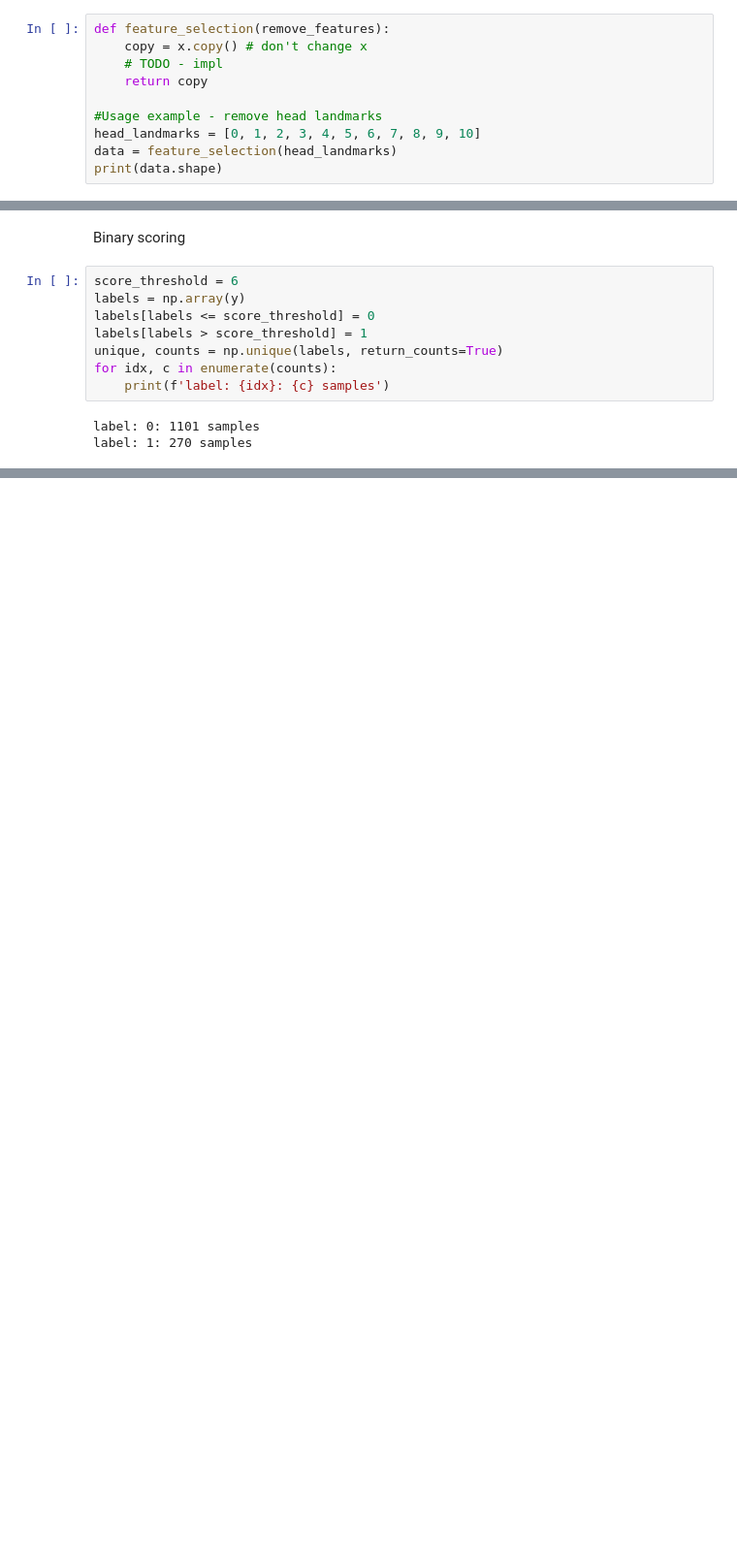
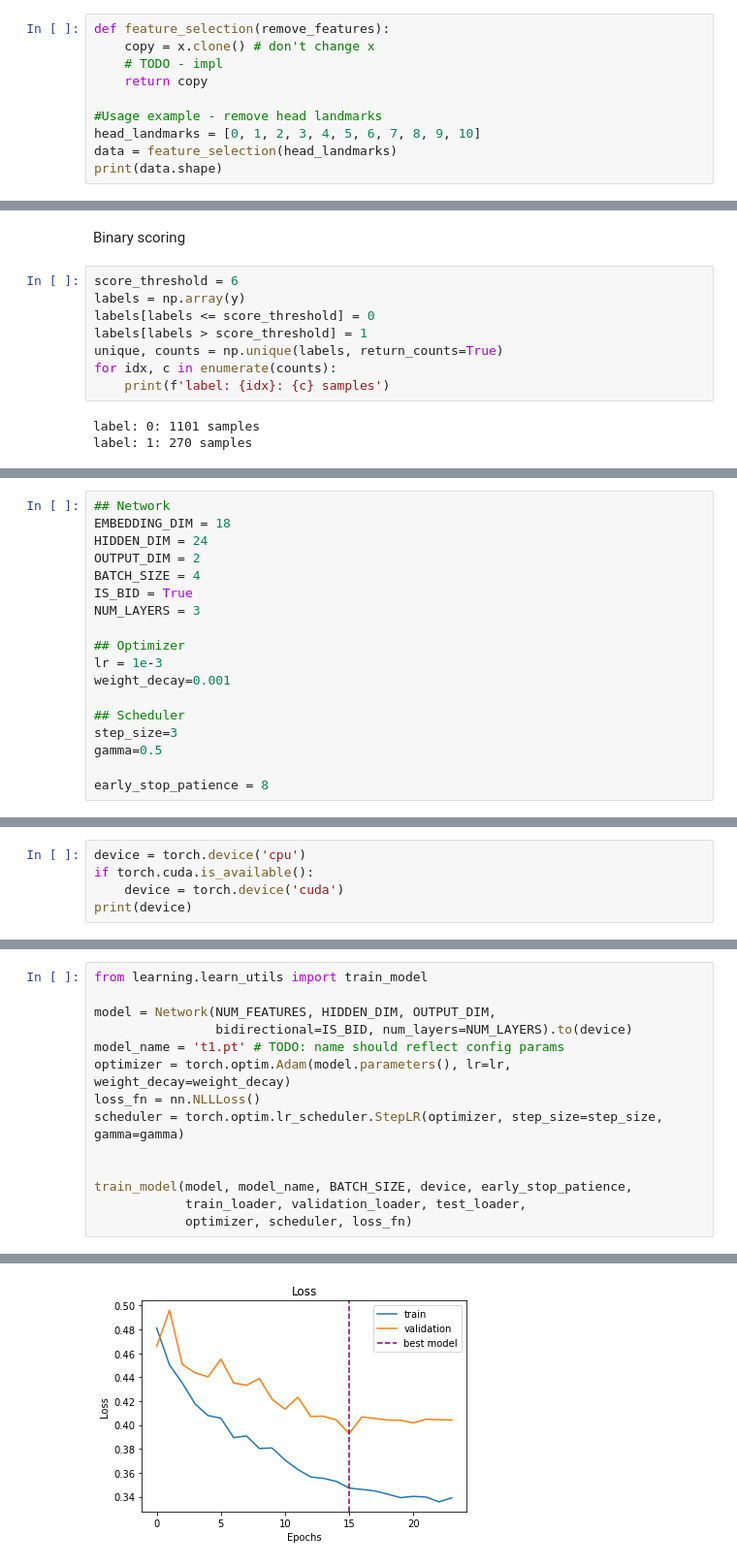
Before and after one commit to deangeckt/TT_train, a Jupyter notebook: train_base_pose.ipynb, the cells around one changed output, grey strips where cells are left out. Shown at 97% size. Saved outputs shown, nothing was run; the diff lists cells and outputs as text; blank space fills up the shorter version.

Commit message:
learn E2E with dataloaders

```diff
--- a/train_base_pose.ipynb
+++ b/train_base_pose.ipynb
@@ -60,7 +59,7 @@ all examples: 1371
 Feature Selection
 # %%
 def feature_selection(remove_features):
-    copy = x.copy() # don't change x
+    copy = x.clone() # don't change x
     # TODO - impl
     return copy
 
@@ -85,0 +87,18 @@ label: 1: 270 samples
+# %%
+## Network
+EMBEDDING_DIM = 18
+HIDDEN_DIM = 24
+OUTPUT_DIM = 2
+BATCH_SIZE = 4
+IS_BID = True
+NUM_LAYERS = 3
+
+## Optimizer
+lr = 1e-3
+weight_decay=0.001
+
+## Scheduler
+step_size=3
+gamma=0.5
+
+early_stop_patience = 8
@@ -85,0 +208,5 @@ label: 1: 270 samples
+# %%
+device = torch.device('cpu')
+if torch.cuda.is_available():
+    device = torch.device('cuda')
+print(device)
@@ -85,0 +215,15 @@ label: 1: 270 samples
+# %%
+from learning.learn_utils import train_model
+
+model = Network(NUM_FEATURES, HIDDEN_DIM, OUTPUT_DIM,
+                bidirectional=IS_BID, num_layers=NUM_LAYERS).to(device)
+model_name = 't1.pt' # TODO: name should reflect config params
+optimizer = torch.optim.Adam(model.parameters(), lr=lr, weight_decay=weight_decay)
+loss_fn = nn.NLLLoss()
+scheduler = torch.optim.lr_scheduler.StepLR(optimizer, step_size=step_size, gamma=gamma)
+
+
+train_model(model, model_name, BATCH_SIZE, device, early_stop_patience,
+            train_loader, validation_loader, test_loader,
+            optimizer, scheduler, loss_fn)
+# %% [output]
@@ -85,0 +247 @@ label: 1: 270 samples
+[figure, added]
```
Also changed, not shown: parts of 9 cells of this notebook, 3 other files.
